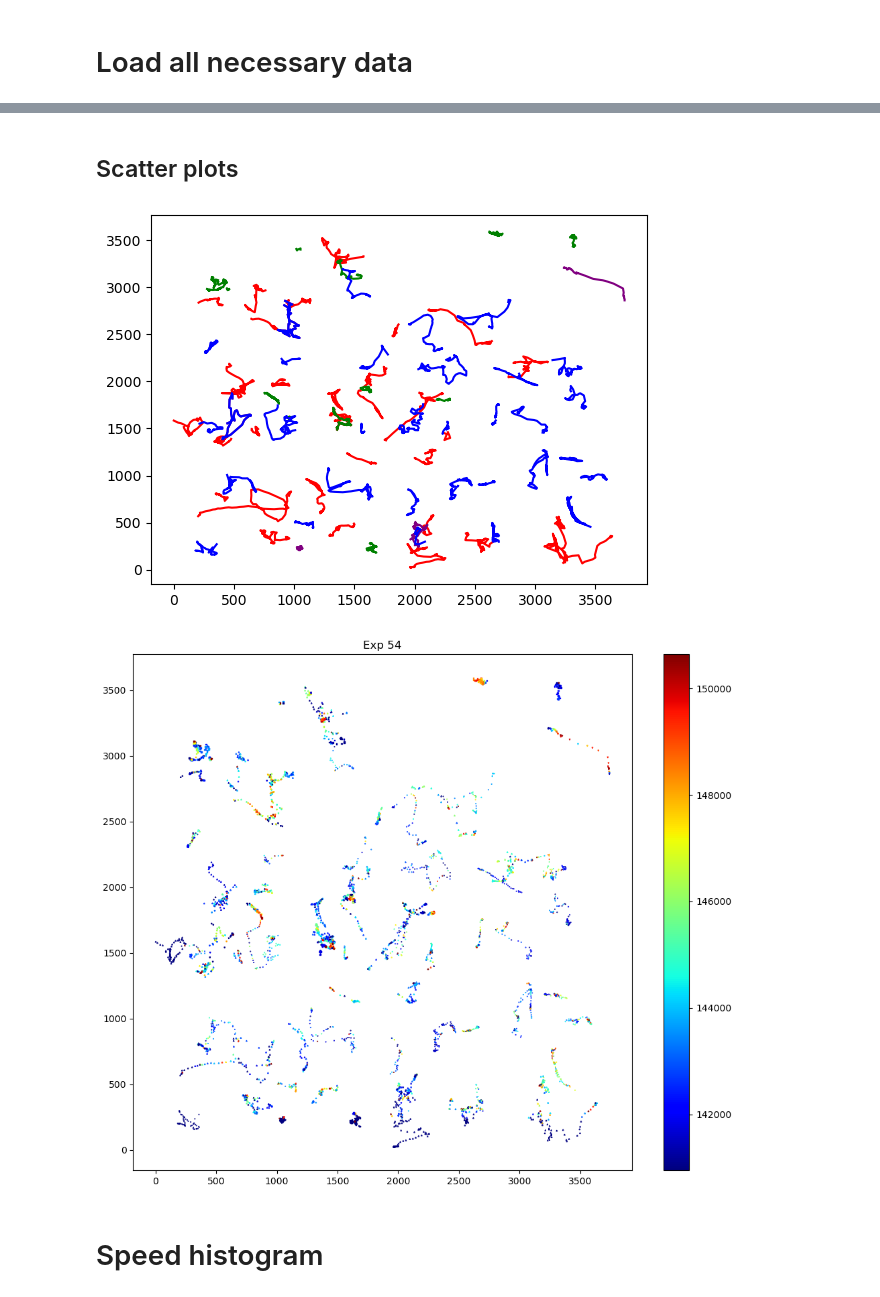
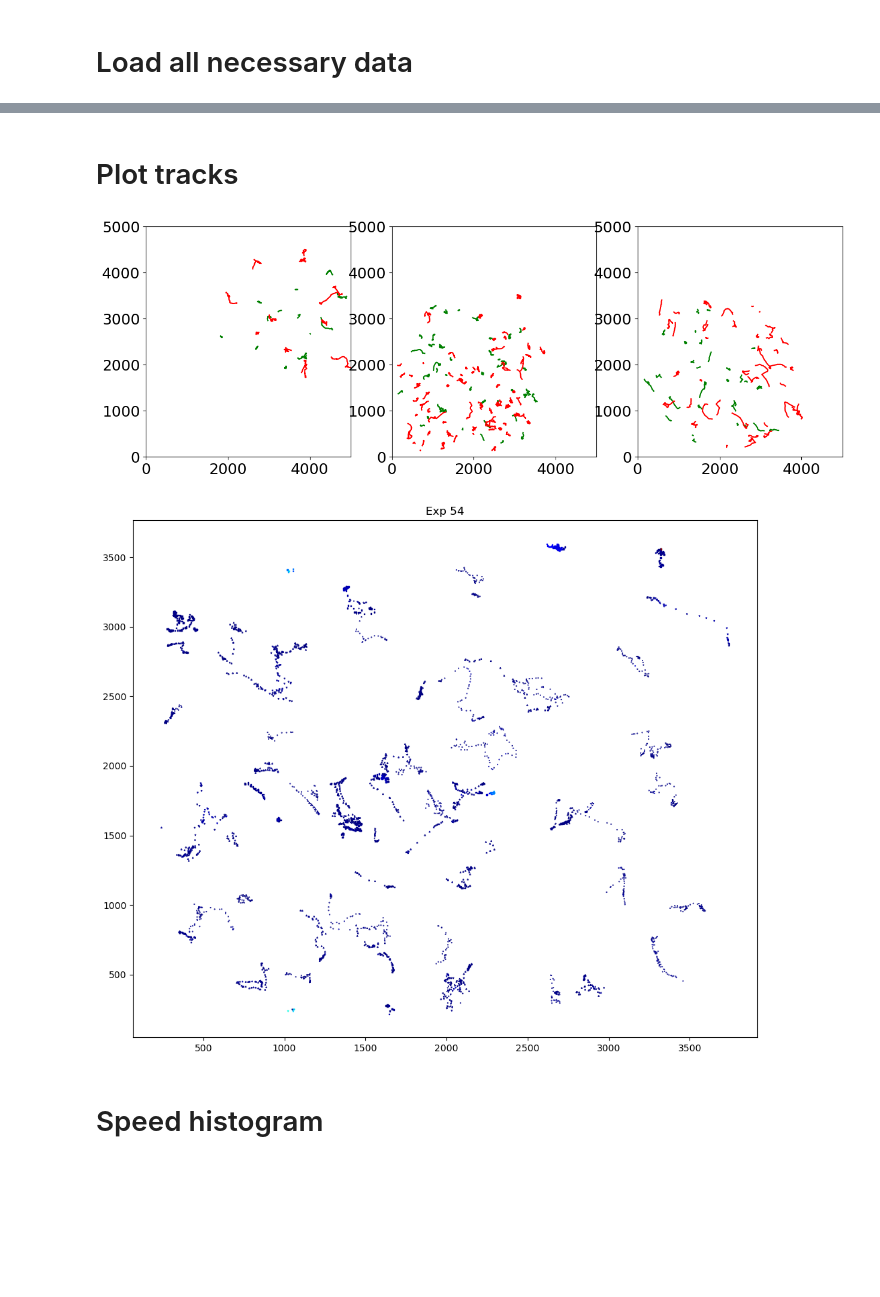
Before and after one commit to Dioscuri-Centre/phenotypic_heterogeneity, a Jupyter notebook: Tracking/cell_tracking.ipynb, the cells around one changed output, grey strips where cells are left out. Drawn from its saved outputs; the diff is of its cells as text; code cells hidden in the pictures; blank space fills up the shorter version.

```diff
--- a/Tracking/cell_tracking.ipynb
+++ b/Tracking/cell_tracking.ipynb
@@ -17,6 +19,6 @@ import os
 # fix for ete
 os.environ['QT_QPA_PLATFORM']='offscreen'
 from ete3 import TreeStyle,NodeStyle
-plt.rcParams.update({'font.size': 10})
+plt.rcParams.update({'font.size': 18})
 # %% [markdown]
 # Load all necessary data
@@ -81,21 +100,46 @@ Ran out of input
-# %% [markdown]
-## Scatter plots
+# %% [markdown]
+# Plot tracks
 # %%
-fig, ax = plt.subplots()
+#fig, ax = plt.subplots()
 
-for pos,time,_ in zip(*dat54_500um):
-    ax.plot(pos[:,0],pos[:,1],color='red')
-for pos,time,_ in zip(*dat54_500um_high):
-    ax.plot(pos[:,0],pos[:,1],color='green')
-for pos,time,_ in zip(*dat54_control_high):
-    ax.plot(pos[:,0],pos[:,1],color='purple')
-for pos,time,_ in zip(*dat54_control):
-    ax.plot(pos[:,0],pos[:,1],color='blue')
+# for pos,time,_ in zip(*dat54_500um_low):
+#     ax.plot(pos[:,0],pos[:,1],color='red')
+# for pos,time,_ in zip(*dat54_500um_high):
+#     ax.plot(pos[:,0],pos[:,1],color='green')
+# for pos,time,_ in zip(*dat54_control_high):
+#     ax.plot(pos[:,0],pos[:,1],color='purple')
+# for pos,time,_ in zip(*dat54_control_low):
+#     ax.plot(pos[:,0],pos[:,1],color='blue')
+#tmp,_ = track_to_coords('/mnt/dioscuri-nas/Pragyesh/33PD_030323_TMZ_removal/For_tracking/')
+#tmp,_ = track_to_coords('/mnt/dioscuri-nas/Pragyesh/33PD_030323_TMZ_removal/For_tracking/04_500umalltime-1_new_final5.xml')
 
+fig,ax = plt.subplots(1,3,figsize=(15,5))
+
+for i,(control,treated,exp_label) in enumerate(zip( (dat22_control,dat33_control,dat40_control),  (dat22_500um,dat33_500um,dat40_500um),('Exp22','Exp 33','Exp40'))):
+    for dat,lab,color in zip((control,treated),('control','500um'),('green','red') ):
+        #pos, _, _ = dat
+        for pos,time,_ in zip(*dat):
+            cnd = time < 1000
+            ax[i].plot(pos[cnd,0],pos[cnd,1],color=color,alpha= 1)
+
+        ax[i].set_xlim(0,5000)
+        ax[i].set_ylim(0,5000)
+    #     ax[i].hist(get_max_displacement(dat),color=color,label=lab,density=True,alpha=0.5)
+    # ax[i].legend()
+    # ax[i].set_title(exp_label)
+    # ax[i].set_xlabel('um')
+    # ax[i].set_ylabel('prob')
+
+
+
+# for pos,time,_ in zip(*dat33_500um):
+#     ax.plot(pos[:,0],pos[:,1],color='green',alpha=0.3)
+# for pos,time,_ in zip(*dat33_control):
+#     ax.plot(pos[:,0],pos[:,1],color='red',alpha=0.3)
 #display(fig)
 #plt.ion()
 # %% [output]
-[figure, old version]
+[figure, new version]
 # %%
 fig,ax = plt.subplots(1,figsize=(12,10))#,figsize=(15,5))
 exp_label = 'Exp 54'
@@ -104,17 +148,17 @@ ax.set_title(exp_label)
 from scipy.stats import pearsonr
 max_fluo,min_fluo = 0,0
 fluo_exp = []
-for dat,fluo in zip((dat54_control,dat54_control_high,dat54_500um,dat54_500um_high),
-                    (dat_fluo54_control,dat_fluo54_control_high,dat_fluo54_500um,dat_fluo54_500um_high)):
+for dat,fluo in zip((dat54_control_low,dat54_control_high,dat54_500um_low,dat54_500um_high),
+                    (dat_fluo54_control_low,dat_fluo54_control_high,dat_fluo54_500um_low,dat_fluo54_500um_high)):
     #avg_speeds,div_times = get_avg_speed(dat),get_div_times(dat)
     fluo_by_node = get_fluo_by_node(fluo)
     #avg_fluo = get_avg_fluo_track(dat,fluo_by_node)
     fluo_tracks = get_fluo_track(dat,fluo_by_node)
-    max_fluo = max(np.nanmax(np.concatenate(fluo_track)),max_fluo)
-    min_fluo = max(np.nanmin(np.concatenate(fluo_track)),min_fluo)
+    max_fluo = max(np.nanmax(np.concatenate(fluo_tracks)),max_fluo)
+    min_fluo = max(np.nanmin(np.concatenate(fluo_tracks)),min_fluo)
     fluo_exp.append(fluo_tracks)
 
-for dat,fluo_tracks,lab,marker in zip((dat54_control,dat54_control_high,dat54_500um,dat54_500um_high),
+for dat,fluo_tracks,lab,marker in zip((dat54_control_low,dat54_control_high,dat54_500um_low,dat54_500um_high),
                              #(tree54_control,tree54_control_high,tree54_500um,tree54_500um_high),
                              #(dat_fluo54_control,dat_fluo54_control_high,dat_fluo54_500um,dat_fluo54_500um_high),
                              fluo_exp,
@@ -134,7 +178,7 @@ for dat,fluo_tracks,lab,marker in zip((dat54_control,dat54_control_high,dat54_50
 #ax.set_xscale('log')
 #plt.savefig('fluo_vs_lifetime_exp54.pdf',bbox_inches='tight')
 # %% [output]
-[figure, old version]
+[figure, new version]
 # %% [markdown]
 # Speed histogram
 # %%
```
Also changed, not shown: parts of 80 cells of this notebook, 44 other files.
